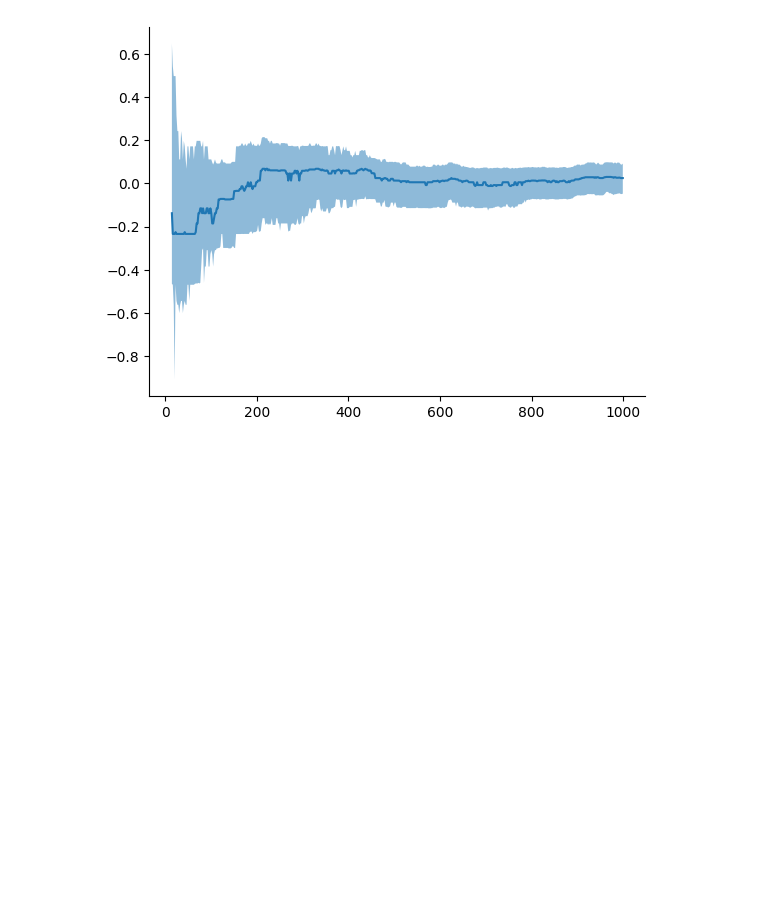
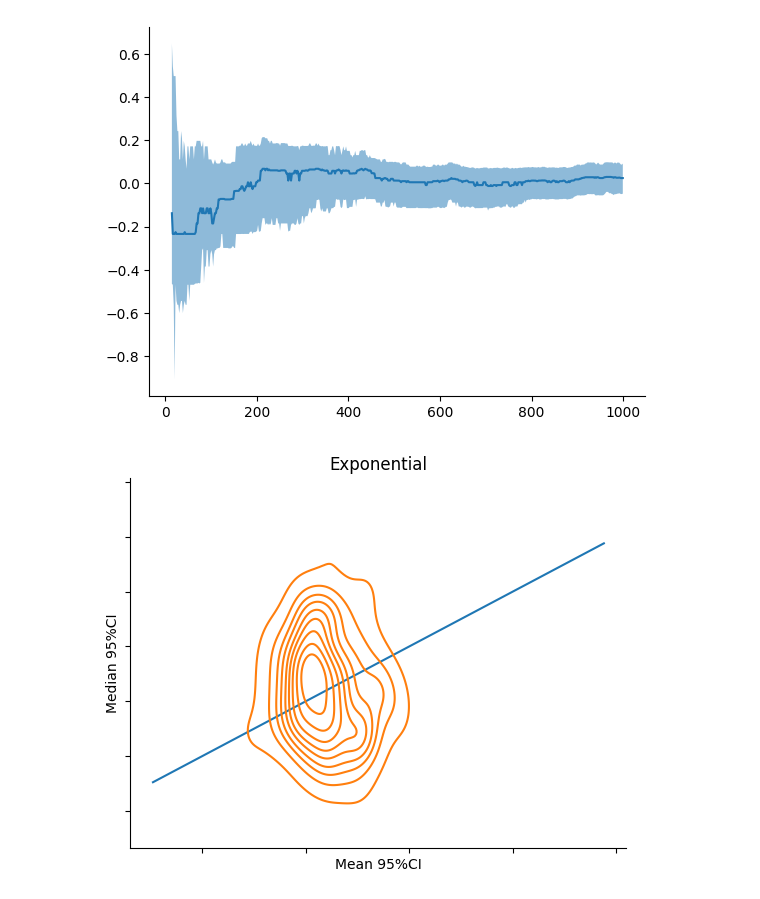
Before and after one commit to sanjaymjoshi/relistats, a Jupyter notebook: example/explore_median_confidence.ipynb, the cells around one changed output. Drawn from its saved outputs; the diff is of its cells as text; code cells hidden in the pictures; blank space fills up the shorter version.

Commit message:
kdeplots

```diff
--- a/example/explore_median_confidence.ipynb
+++ b/example/explore_median_confidence.ipynb
@@ -66,3 +66,52 @@ ax.fill_between(x_ax, lower, upper, alpha=0.5)
 ax.spines[['right', 'top']].set_visible(False)
 # %% [output]
 [figure]
+# %%
+import matplotlib.pyplot as plt
+import scipy.stats as stats
+import numpy as np
+import math
+from relistats.quantile import confidence_interval_of_median
+import seaborn as sns
+
+def means_vs_medians(name, dist) -> None:
+    n_iter = 100
+    n_samples = 1000
+
+    mean_ci = []
+    median_ci = []
+
+    for _ in range(n_iter):
+        #y = stats.maxwell.rvs(size=1000)
+        #y = stats.triang(c=0).rvs(size=1000)
+        #y = stats.rayleigh.rvs(size=1000)
+        y = dist.rvs(size=n_samples)
+        #y = stats.norm.rvs(size=n_samples)
+        #y = stats.uniform.rvs(size=n_samples)
+
+        median_95ci = confidence_interval_of_median(0.95, y)
+        calc_mean = sum(y)/len(y)
+        calc_stderr = np.std(y)/math.sqrt(len(y))
+        mean_95ci_size = 2*1.96*calc_stderr
+        median_95ci_size = median_95ci[1] - median_95ci[0]
+        mean_ci.append(mean_95ci_size)
+        median_ci.append(median_95ci_size)
+
+    #plt.scatter(mean_ci, median_ci)
+    max_mean = max(mean_ci)
+    max_median = max(median_ci)
+    max_max = max(max_mean, max_median)
+    min_min = min(min(mean_ci), min(median_ci))
+    sns.lineplot(x=[min_min, max_max], y=[min_min, max_max])
+    ax = sns.kdeplot(x=mean_ci, y=median_ci)
+
+    ax.spines[['right', 'top']].set_visible(False)
+    ax.yaxis.set_tick_params(labelleft=False)
+    ax.xaxis.set_tick_params(labelbottom=False)
+    ax.set_xlabel("Mean 95%CI")
+    ax.set_ylabel("Median 95%CI")
+    ax.set_title(name)
+
+means_vs_medians("Exponential", stats.expon)
+# %% [output]
+[figure, added]
```
Also changed, not shown: parts of 2 cells of this notebook, 1 other file.
